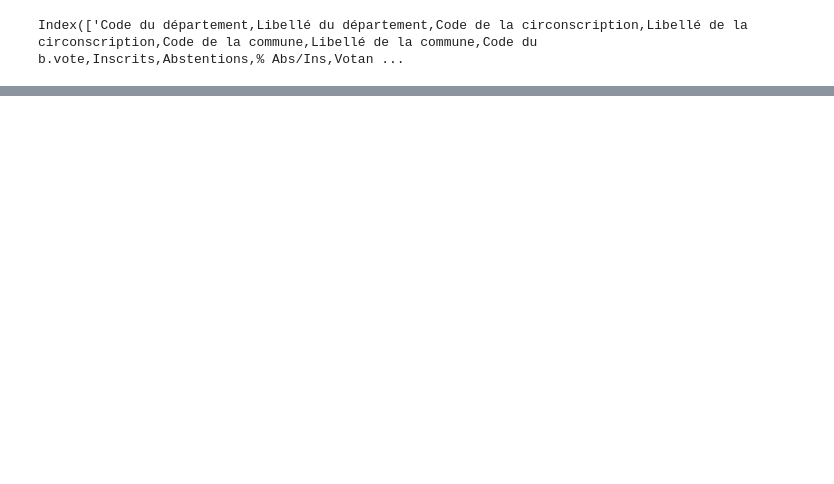
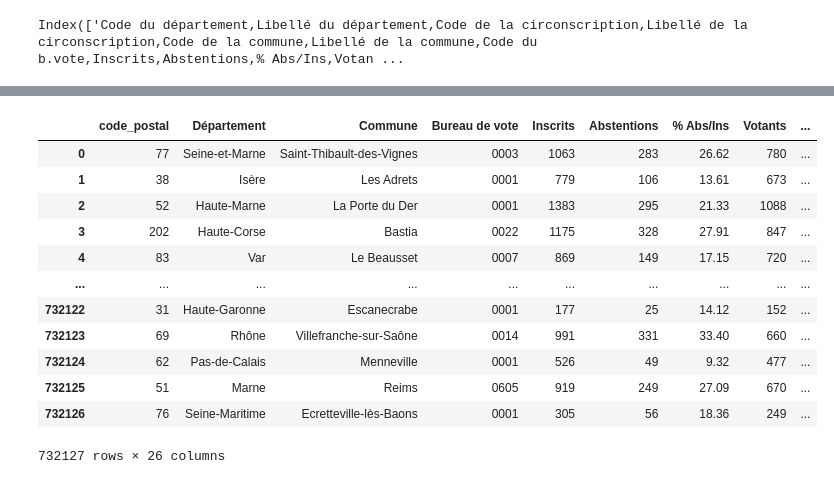
Before and after one commit to the-ark-of-noah/mspr, a Jupyter notebook: notebooks/explonatory/view.ipynb, the cells around one changed output, grey strips where cells are left out. Saved outputs shown, nothing was run; the diff lists cells and outputs as text; code cells hidden in the pictures; blank space fills up the shorter version.

```diff
--- a/notebooks/explonatory/view.ipynb
+++ b/notebooks/explonatory/view.ipynb
@@ -76,0 +98,17 @@ pib_habitant
+# %%
+cleaned_2017_t1 = pd.read_csv("../../data/processed/2017_elections_tour_1_cleaned.csv")
+cleaned_2017_t1
+# %% [output]
+|  | code_postal | Département | Commune | Bureau de vote | Inscrits | Abstentions | % Abs/Ins | Votants | ... |
+| 0 | 77 | Seine-et-Marne | Saint-Thibault-des-Vignes | 0003 | 1063 | 283 | 26.62 | 780 | ... |
+| 1 | 38 | Isère | Les Adrets | 0001 | 779 | 106 | 13.61 | 673 | ... |
+| 2 | 52 | Haute-Marne | La Porte du Der | 0001 | 1383 | 295 | 21.33 | 1088 | ... |
+| 3 | 202 | Haute-Corse | Bastia | 0022 | 1175 | 328 | 27.91 | 847 | ... |
+| 4 | 83 | Var | Le Beausset | 0007 | 869 | 149 | 17.15 | 720 | ... |
+| ... | ... | ... | ... | ... | ... | ... | ... | ... | ... |
+| 732122 | 31 | Haute-Garonne | Escanecrabe | 0001 | 177 | 25 | 14.12 | 152 | ... |
+| 732123 | 69 | Rhône | Villefranche-sur-Saône | 0014 | 991 | 331 | 33.40 | 660 | ... |
+| 732124 | 62 | Pas-de-Calais | Menneville | 0001 | 526 | 49 | 9.32 | 477 | ... |
+| 732125 | 51 | Marne | Reims | 0605 | 919 | 249 | 27.09 | 670 | ... |
+| 732126 | 76 | Seine-Maritime | Ecretteville-lès-Baons | 0001 | 305 | 56 | 18.36 | 249 | ... |
+732127 rows × 26 columns
```
Also changed, not shown: parts of 3 cells of this notebook, 10 other files.
